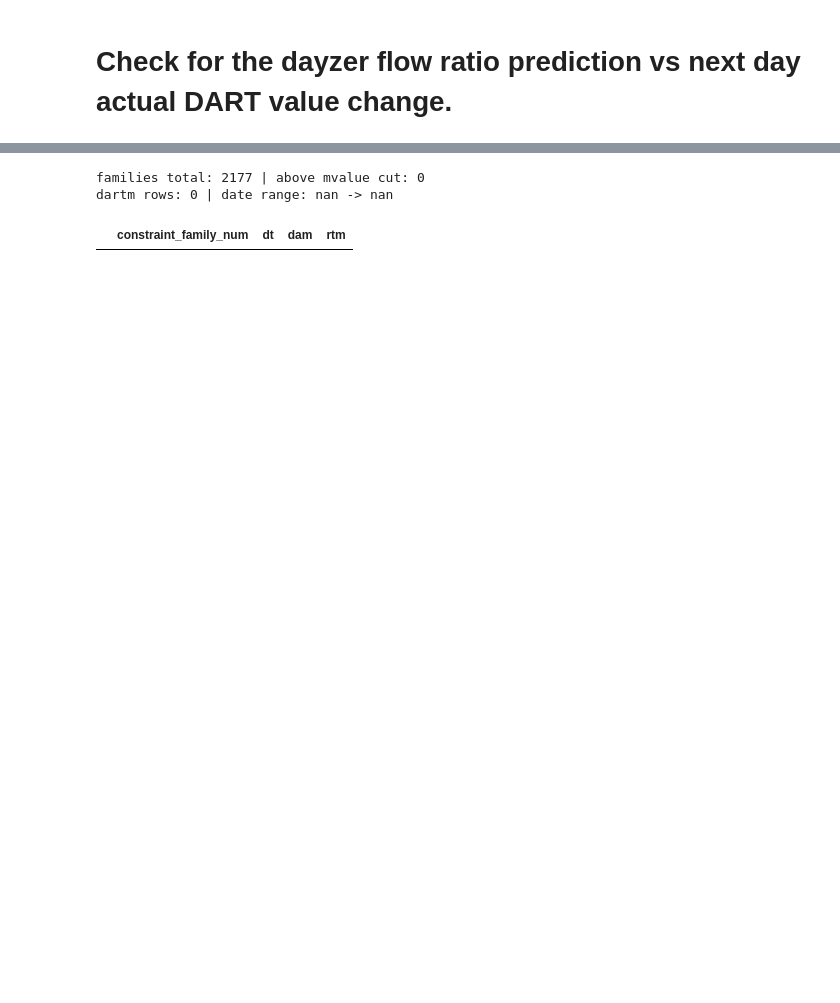
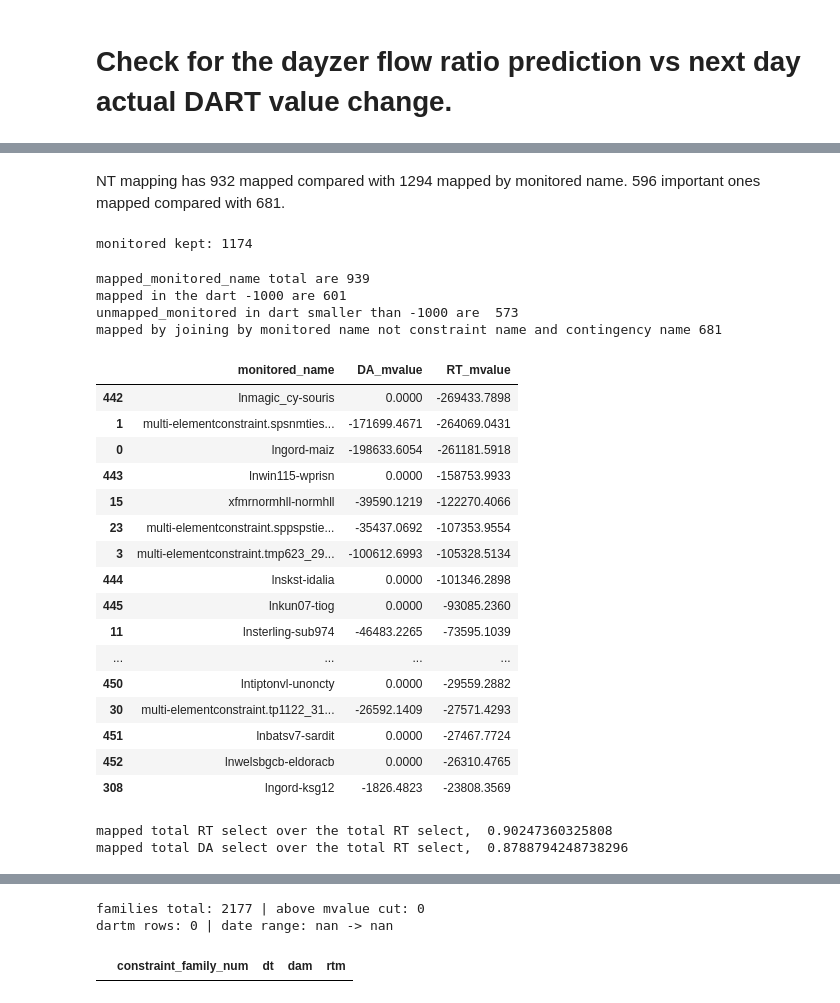
Before and after one commit to qingcheng-rgb/Qingcheng, a Jupyter notebook: QCTest/constraint_family_exposure_risk/SPP_risk_cut.ipynb, the cells around one changed output, grey strips where cells are left out. Cells and saved outputs as stored; diff of their text form; code cells hidden in the pictures; blank space fills up the shorter version.

```diff
--- a/QCTest/constraint_family_exposure_risk/SPP_risk_cut.ipynb
+++ b/QCTest/constraint_family_exposure_risk/SPP_risk_cut.ipynb
@@ -89,7 +5,8 @@ DONE
 # ============================================================================
 import sys, warnings, re
 warnings.filterwarnings("ignore")
-sys.path.append("/var/www/python/Prod/nighthawk/")
+sys.path.append("/var/www/python/Qingcheng/nighthawk/")
+
 import pandas as pd, numpy as np
 pd.set_option("display.width", 220); pd.set_option("display.max_columns", 40)
 from datetime import datetime, timedelta
@@ -104,7 +21,7 @@ SUFFIX = "_SPP_test"          # all SPP component tables get this suffix
 DATASET = "constraint_family_exposure"
 ICE_LABEL = "INDIANAHUB"      # SPP uses INDIANAHUB ice price as proxy (per decision)
 
-bid_dt = (datetime.now(pytz.timezone("America/Chicago")) + timedelta(days=1)).strftime("%Y-%m-%d")
+bid_dt = (datetime.now(pytz.timezone("America/Chicago")) + timedelta(days=2)).strftime("%Y-%m-%d")
 # bid_dt = "2026-06-09"
 start_dt = (pd.to_datetime(bid_dt) - pd.Timedelta("1105 day")).strftime("%Y-%m-%d")  # ~3y lookback
 end_dt   = bid_dt
@@ -183 +101,74 @@ Not mapped monitored_key at our constraint table are 0.7134308510638298
 most of CID 92% already mapped, but 71% of the monitored key not mapped by dayzer, coverage is an issue, will need       to see if those monitored key actually happen very small then disregard it if n ...
+# %% [markdown]
+NT mapping has 932 mapped compared with 1294 mapped by monitored name. 596 important ones mapped compared with 681.
+# %%
+# select those monitored names that has either da or rt mvalue smaller than -1000
+# 3-year window ending at bid_dt
+start_3y = (pd.Timestamp(bid_dt) - pd.Timedelta(days=1095)).strftime("%Y-%m-%d")
+
+# per-constraint summed mvalue over 3y (granularity=None -> overall sum per constraint)
+mv_da = Constraint(oops_constraint_num_df=None, market=OPEX).get_mvalues(
+    start_dt=start_3y, end_dt=bid_dt, type="DA", granularity=None)
+mv_rt = Constraint(oops_constraint_num_df=None, market=OPEX).get_mvalues(
+    start_dt=start_3y, end_dt=bid_dt, type="RT", granularity=None)
+
+# map oops_constraint_num -> monitored_name, then sum per monitored
+omap = internal_dart[["oops_constraint_num", "monitored_name"]].drop_duplicates("oops_constraint_num")
+da_sum = (mv_da.merge(omap, on="oops_constraint_num", how="left")
+          .groupby("monitored_name")["mvalue"].sum().rename("DA_mvalue"))
+rt_sum = (mv_rt.merge(omap, on="oops_constraint_num", how="left")
+          .groupby("monitored_name")["mvalue"].sum().rename("RT_mvalue"))
+
+dart = pd.concat([da_sum, rt_sum], axis=1).fillna(0).reset_index()
+
+# keep monitored with DA or RT 3y-sum below -1000
+dart_select = dart[(dart["DA_mvalue"] < -1000) | (dart["RT_mvalue"] < -1000)].reset_index(drop=True)
+dart_select = dart_select.sort_values(["DA_mvalue", "RT_mvalue"]).reset_index(drop=True)
+print("monitored kept:", len(dart_select.monitored_name.unique()))
+# %% [output]
+monitored kept: 1174
+# %%
+# whole-market mapping (ConstraintId <-> oops_constraint_num_da), contingency-aware
+mapping_da = Constraint(oops_constraint_num_df=None, market=OPEX).get_dayzer_constraint_mapping_da()
+mapping_rt = Constraint(oops_constraint_num_df=None, market=OPEX).get_dayzer_constraint_mapping_rt()
+mapping = pd.concat([mapping_da,mapping_rt])
+mapped_monitored = internal_dart[internal_dart['oops_constraint_num'].isin(mapping.oops_constraint_num_da)].monitored_name.unique()
+print('mapped_monitored_name total are', len(mapped_monitored))
+print('mapped in the dart -1000 are',dart_select[dart_select["monitored_name"].isin(mapped_monitored)].monitored_name.nunique())
+unmapped_ones = set(mapped_monitored).difference(set(dart_select.monitored_name))
+dart_unmapped = dart_select[~dart_select["monitored_name"].isin(mapped_monitored)].reset_index(drop=True)
+dart_mapped = dart_select[dart_select["monitored_name"].isin(mapped_monitored)].reset_index(drop=True)
+
+print('unmapped_monitored in dart smaller than -1000 are ', len(dart_unmapped))
+print('mapped by joining by monitored name not constraint name and contingency name', len(dart_select[dart_select['monitored_name'].isin(dayzer_oops_mapping.monitored_name)].monitored_name.unique()))
+# %% [output]
+mapped_monitored_name total are 939
+mapped in the dart -1000 are 601
+unmapped_monitored in dart smaller than -1000 are  573
+mapped by joining by monitored name not constraint name and contingency name 681
+# %%
+dart_unmapped.sort_values(['RT_mvalue'])[:30]
+# %% [output]
+|  | monitored_name | DA_mvalue | RT_mvalue |
+| 442 | lnmagic_cy-souris | 0.0000 | -269433.7898 |
+| 1 | multi-elementconstraint.spsnmties... | -171699.4671 | -264069.0431 |
+| 0 | lngord-maiz | -198633.6054 | -261181.5918 |
+| 443 | lnwin115-wprisn | 0.0000 | -158753.9933 |
+| 15 | xfmrnormhll-normhll | -39590.1219 | -122270.4066 |
+| 23 | multi-elementconstraint.sppspstie... | -35437.0692 | -107353.9554 |
+| 3 | multi-elementconstraint.tmp623_29... | -100612.6993 | -105328.5134 |
+| 444 | lnskst-idalia | 0.0000 | -101346.2898 |
+| 445 | lnkun07-tiog | 0.0000 | -93085.2360 |
+| 11 | lnsterling-sub974 | -46483.2265 | -73595.1039 |
+| ... | ... | ... | ... |
+| 450 | lntiptonvl-unoncty | 0.0000 | -29559.2882 |
+| 30 | multi-elementconstraint.tp1122_31... | -26592.1409 | -27571.4293 |
+| 451 | lnbatsv7-sardit | 0.0000 | -27467.7724 |
+| 452 | lnwelsbgcb-eldoracb | 0.0000 | -26310.4765 |
+| 308 | lngord-ksg12 | -1826.4823 | -23808.3569 |
+# %%
+print('mapped total RT select over the total RT select, ', dart_mapped.RT_mvalue.sum()/dart_select.RT_mvalue.sum())
+print('mapped total DA select over the total RT select, ', dart_mapped.DA_mvalue.sum()/dart_select.DA_mvalue.sum())
+# %% [output]
+mapped total RT select over the total RT select,  0.90247360325808
+mapped total DA select over the total RT select,  0.8788794248738296
```
Also changed, not shown: parts of 17 cells of this notebook, 6 other files.
